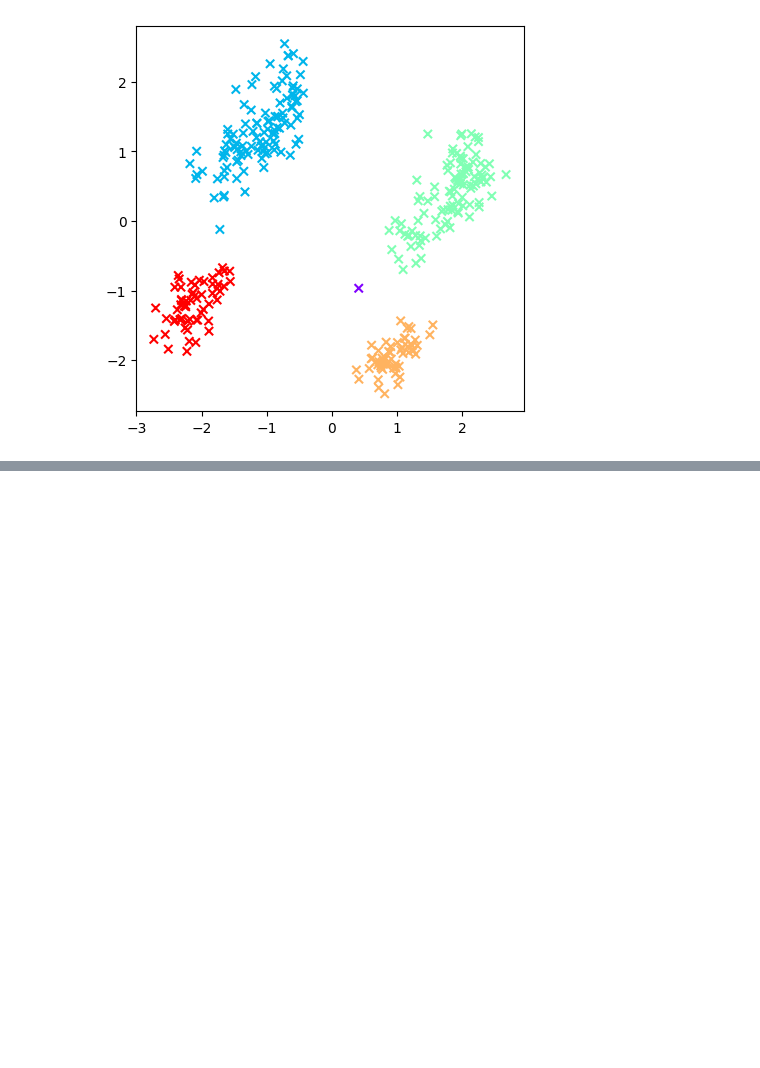
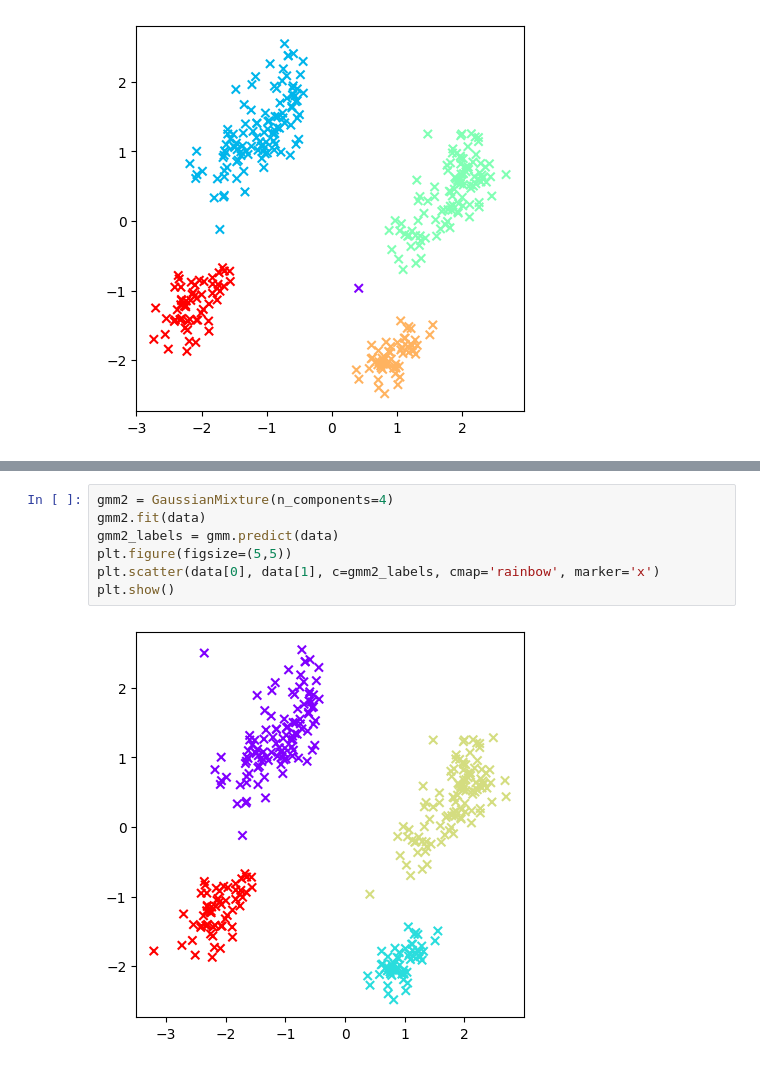
Before and after one commit to prasanna-venkatesh-m/penguin-species-clustering, a Jupyter notebook: Dendogram.ipynb, the cells around one changed output, grey strips where cells are left out. Drawn from its saved outputs; the diff is of its cells as text; blank space fills up the shorter version.

```diff
--- a/Dendogram.ipynb
+++ b/Dendogram.ipynb
@@ -318,0 +329,9 @@ plt.show()
+# %%
+gmm2 = GaussianMixture(n_components=4)
+gmm2.fit(data)
+gmm2_labels = gmm.predict(data)
+plt.figure(figsize=(5,5))
+plt.scatter(data[0], data[1], c=gmm2_labels, cmap='rainbow', marker='x')
+plt.show()
+# %% [output]
+[figure, added]
```
Also changed, not shown: parts of 3 cells of this notebook.
